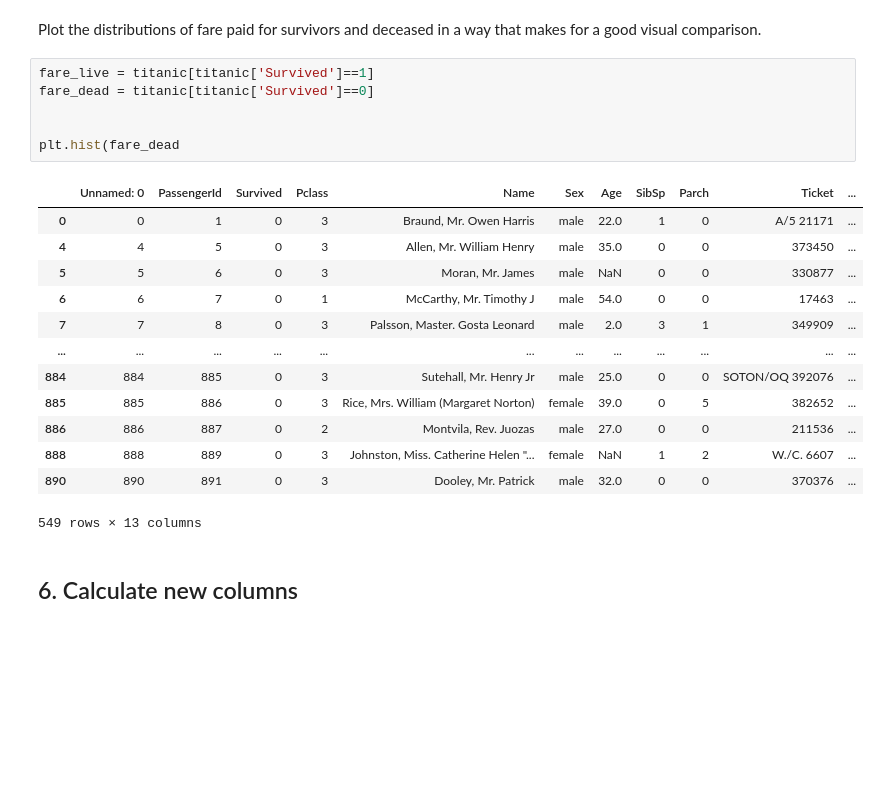
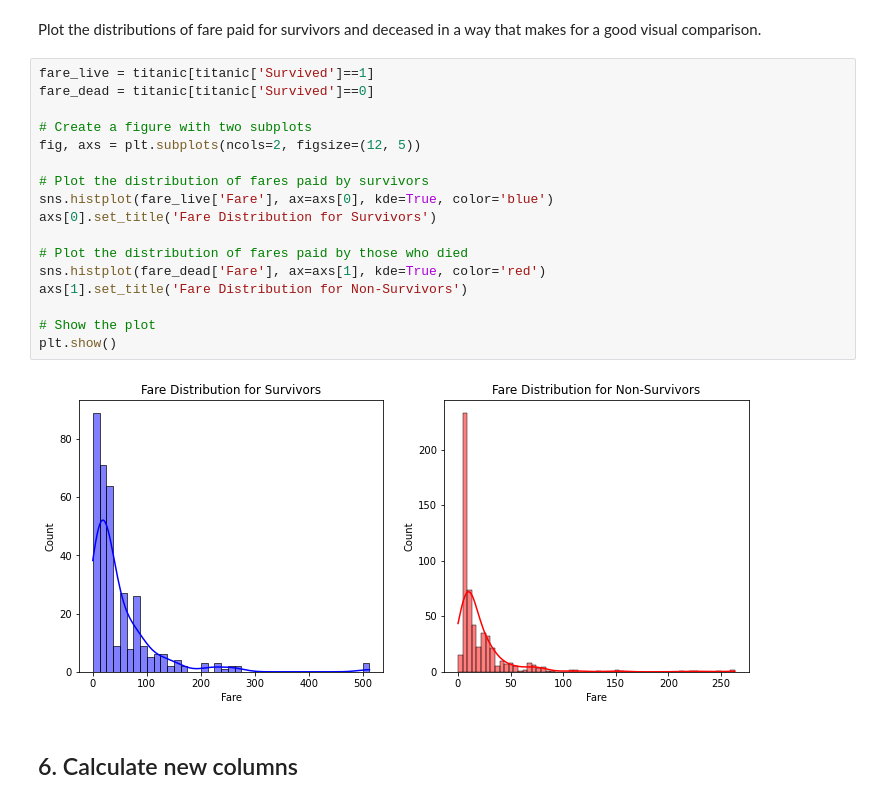
Before and after one commit to scingram1120/FDS-CourseTwo, a Jupyter notebook: t11HW.ipynb, the cells around one changed output. Saved outputs shown, nothing was run; the diff lists cells and outputs as text; blank space fills up the shorter version.

```diff
--- a/t11HW.ipynb
+++ b/t11HW.ipynb
@@ -187,23 +189,22 @@ Plot the distributions of fare paid for survivors and deceased in a way that mak
 # %%
 fare_live = titanic[titanic['Survived']==1]
 fare_dead = titanic[titanic['Survived']==0]
 
+# Create a figure with two subplots
+fig, axs = plt.subplots(ncols=2, figsize=(12, 5))
 
-plt.hist(fare_dead
+# Plot the distribution of fares paid by survivors
+sns.histplot(fare_live['Fare'], ax=axs[0], kde=True, color='blue')
+axs[0].set_title('Fare Distribution for Survivors')
+
+# Plot the distribution of fares paid by those who died
+sns.histplot(fare_dead['Fare'], ax=axs[1], kde=True, color='red')
+axs[1].set_title('Fare Distribution for Non-Survivors')
+
+# Show the plot
+plt.show()
 # %% [output]
-|  | Unnamed: 0 | PassengerId | Survived | Pclass | Name | Sex | Age | SibSp | Parch | Ticket | ... |
-| 0 | 0 | 1 | 0 | 3 | Braund, Mr. Owen Harris | male | 22.0 | 1 | 0 | A/5 21171 | ... |
-| 4 | 4 | 5 | 0 | 3 | Allen, Mr. William Henry | male | 35.0 | 0 | 0 | 373450 | ... |
-| 5 | 5 | 6 | 0 | 3 | Moran, Mr. James | male | NaN | 0 | 0 | 330877 | ... |
-| 6 | 6 | 7 | 0 | 1 | McCarthy, Mr. Timothy J | male | 54.0 | 0 | 0 | 17463 | ... |
-| 7 | 7 | 8 | 0 | 3 | Palsson, Master. Gosta Leonard | male | 2.0 | 3 | 1 | 349909 | ... |
-| ... | ... | ... | ... | ... | ... | ... | ... | ... | ... | ... | ... |
-| 884 | 884 | 885 | 0 | 3 | Sutehall, Mr. Henry Jr | male | 25.0 | 0 | 0 | SOTON/OQ 392076 | ... |
-| 885 | 885 | 886 | 0 | 3 | Rice, Mrs. William (Margaret Norton) | female | 39.0 | 0 | 5 | 382652 | ... |
-| 886 | 886 | 887 | 0 | 2 | Montvila, Rev. Juozas | male | 27.0 | 0 | 0 | 211536 | ... |
-| 888 | 888 | 889 | 0 | 3 | Johnston, Miss. Catherine Helen "... | female | NaN | 1 | 2 | W./C. 6607 | ... |
-| 890 | 890 | 891 | 0 | 3 | Dooley, Mr. Patrick | male | 32.0 | 0 | 0 | 370376 | ... |
-549 rows × 13 columns
+[figure, added]
 # %% [markdown]
 ## 6. Calculate new columns
 # %% [markdown]
```
Also changed, not shown: parts of 8 cells of this notebook, 3 other files.
